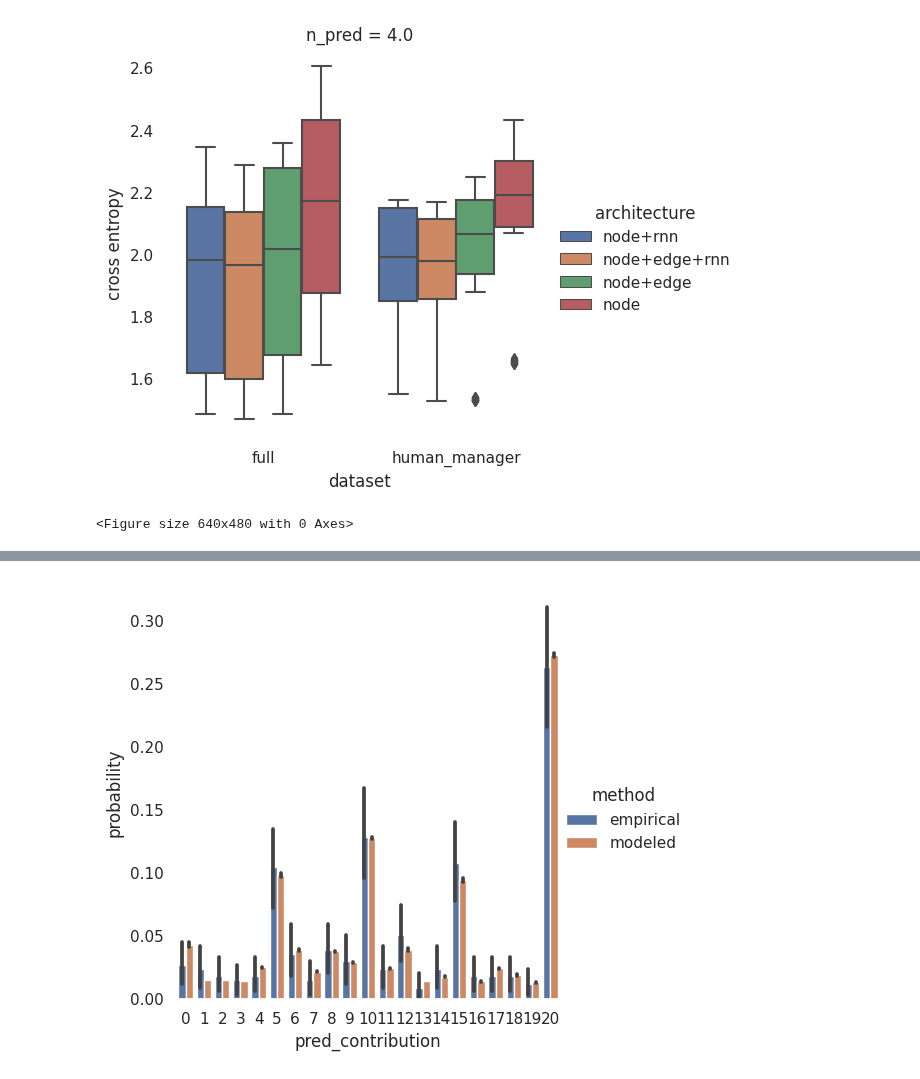
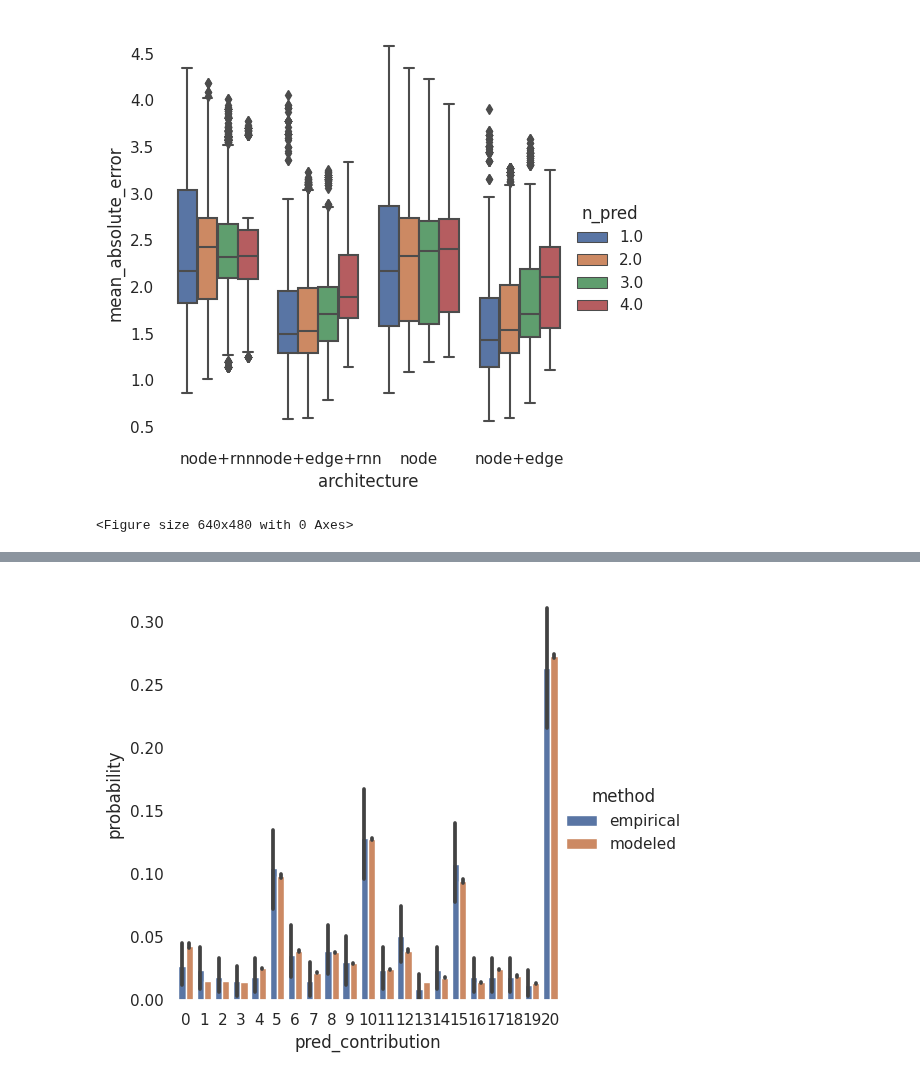
Before and after one commit to center-for-humans-and-machines/algorithmic-institutions, a Jupyter notebook: notebooks/evalutation/predictive_models_autoreg.ipynb, the cells around one changed output, grey strips where cells are left out. Saved outputs shown, nothing was run; the diff lists cells and outputs as text; code cells hidden in the pictures.

```diff
--- a/notebooks/evalutation/predictive_models_autoreg.ipynb
+++ b/notebooks/evalutation/predictive_models_autoreg.ipynb
@@ -1,12 +1,14 @@
 # %%
 # Parameters
-run = "16_contribution_model_short_v2"
+run = "11_punishment_autoregressive"
 base_folder = "behavioral_cloning"
-target = "contribution"
+target = "punishment"
 test = "t-test_paired"
-selection = {"architecture": "node+edge+rnn", "dataset": "human_manager"}
+metric = "mean_absolute_error"
+strategy = "greedy"
+selection = {"architecture": "node+edge+rnn"}
 comparision = "architecture"
-groups = [{"dataset": "full"}, {"dataset": "human_manager"}]
+groups = [{}]
 order = ["node", "node+edge", "node+rnn", "node+edge+rnn"]
 pairs = [
     ["node", "node+edge"],
@@ -17,7 +19,7 @@ pairs = [
     ["node", "node+edge+rnn"],
 ]
 output_dir = (
-    "../../notebooks/evalutation/predictive_models_autoreg/16_contribution_model_short_v2"
+    "../../notebooks/evalutation/predictive_models_autoreg/11_punishment_autoregressive"
 )
 basedir = "../.."
 # %%
@@ -164,35 +209,35 @@ df = df[w_max].copy()
 # %%
 df = metrics_df.copy()
 
-# focus = labels[:1] + ['n_pred'] + labels[1:]
-focus = labels + ['n_pred']
+focus = [*labels, 'n_pred']
 
 w = (
-    (df['name'] == 'log_loss') &
+    (df['name'] == metric) &
     (df['set'] == 'test') &
+    (df['strategy'] == strategy) &
     (df['shuffle_feature'] == 'none')
 )
 df = df[w].copy()
 w_max = (df['epoch'] > (0.8 * df['epoch'].max()))
 df = df[w_max].copy()
 
 
 fg = sns.catplot(
     data=df,
     y='value',
     x=focus[0] if len(focus) >= 1 else None,
     hue=focus[1] if len(focus) >= 2 else None,
     col=focus[2] if len(focus) >= 3 else None,
     row=focus[3] if len(focus) >= 4 else None,
     kind='box')
 
-fg.set(ylabel='cross entropy')
+fg.set(ylabel=metric)
 
-fg.savefig(os.path.join(plot_folder, 'cross_entropy_box.jpg'))
+fg.savefig(os.path.join(plot_folder, f'{metric}_box_npred.jpg'))
 plt.show()
 plt.clf()
 # %% [output]
-[figure, old version]
+[figure, new version]
 <Figure size 640x480 with 0 Axes>
 # %%
 df = metrics_df.copy()
```
Also changed, not shown: parts of 15 cells of this notebook, 46 other files.
